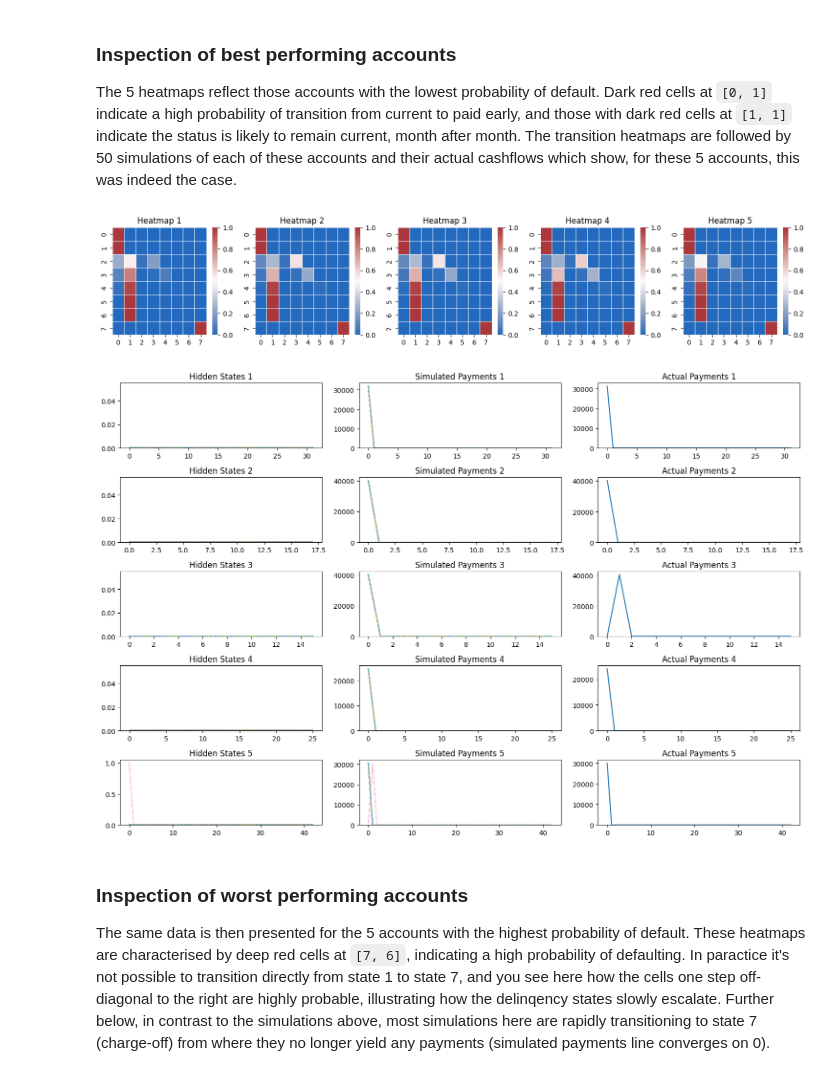
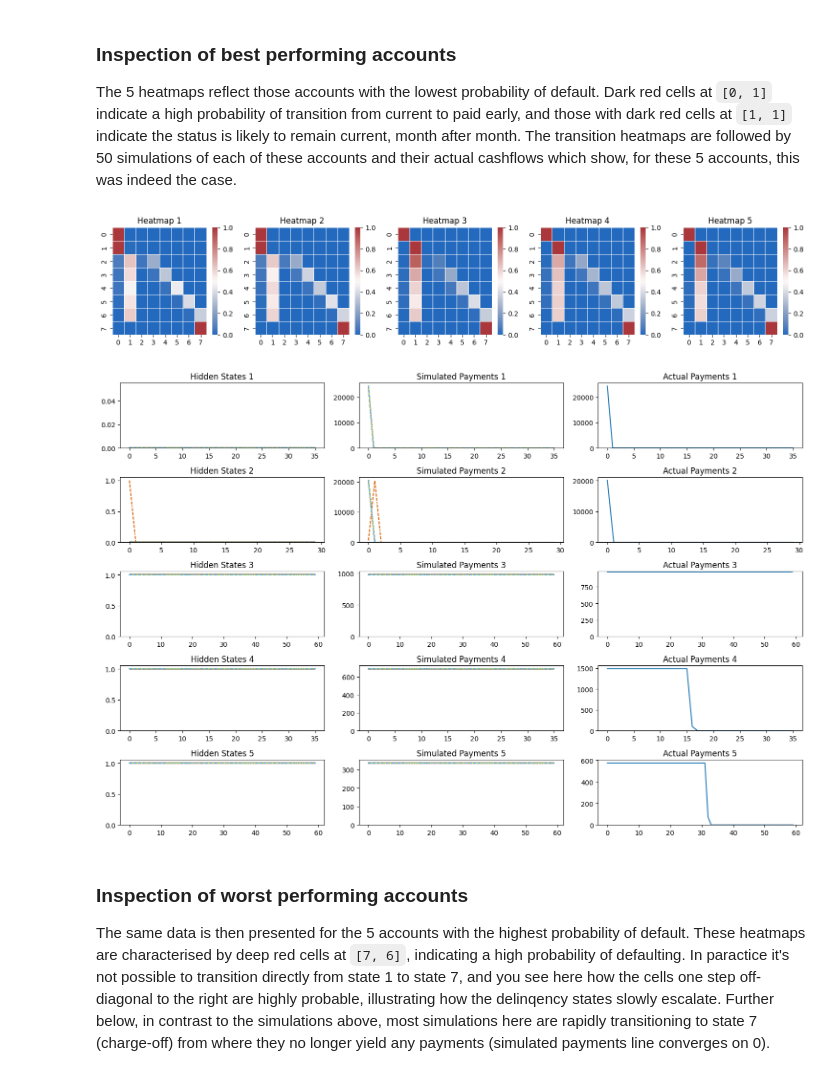
Before and after one commit to warner121/monteloanco, a Jupyter notebook: 04_inspect.ipynb, the cells around one changed output. Drawn from its saved outputs; the diff is of its cells as text; code cells hidden in the pictures.

Commit message:
drop embeddingas and neural net

```diff
--- a/04_inspect.ipynb
+++ b/04_inspect.ipynb
@@ -53,18 +48,15 @@ df_tmat = pd.DataFrame()
 
 for batch_id, batch in enumerate(DataLoader(dataset, batch_size=batch_size, shuffle=False, num_workers=1)):
     # Get the embeddings
-    embeddings = pyro.get_param_store()[f'embeddings_{batch_id}']
-    tmat = transition_net.forward(embeddings=embeddings)
-
-    # Get the prior from guide (if needed)
-    tmat_prior = pyro.get_param_store()[f'tmat_prior_{batch_id}']
+    tmat_logits = pyro.get_param_store()[f'tmat_logits_{batch_id}']
+    tmat =  _logits_to_tmat(tmat_logits, Template.MASK.to(device), device)
 
     # Create DataFrame
-    df_tmat_new = pd.DataFrame(zip(batch['id'].tolist(), tmat, tmat_prior)).reset_index()
+    df_tmat_new = pd.DataFrame(zip(batch['id'].tolist(), tmat)).reset_index()
     df_tmat_new['batch_id'] = batch_id
     df_tmat = pd.concat([df_tmat, df_tmat_new])
 # %%
-df_tmat = df_tmat.set_axis(['batch_idx', 'id', 'tmat', 'tmat_prior', 'batch_id'], axis=1)
+df_tmat = df_tmat.set_axis(['batch_idx', 'id', 'tmat', 'batch_id'], axis=1)
 df_tmat = df_tmat.merge(df_train, on='id')
 # %% [markdown]
 The function below takes the transition matrix for each loan and calculates the probability of that loan being in state 7 (charged off) after 12 months. Naturally, this largely negates the purpose of determining a term-independent, multi-dimensional score in the first place, but for now we just need something to conveniently rank the accounts for the purposes of illustration. Think of this as being like a traditional credit score.
@@ -79,5 +71,4 @@ def tmat_to_score(tmat):
     return score
 # %%
 df_tmat['score'] = df_tmat['tmat'].apply(lambda x: tmat_to_score(x)[7].item())
-df_tmat['score_prior'] = df_tmat['tmat_prior'].apply(lambda x: tmat_to_score(x)[7].item())
 # %%
@@ -122,7 +113,7 @@ def plot_tmat(df_tmat, df_tmat_delta=None):
 
 plot_tmat(df_tmat_head)
 # %% [output]
-[figure, old version]
+[figure, new version]
 # %%
 loan = df_tmat.iloc[0]
 hidden_states, sim_pymnts, interest_paid, principal_paid = model(
@@ -131,37 +122,35 @@ hidden_states, sim_pymnts, interest_paid, principal_paid = model(
     installments=torch.tensor(loan.installment).repeat(50).to(device),
     loan_amnt=torch.tensor(loan.loan_amnt).repeat(50).to(device),
     int_rate=torch.tensor(loan.int_rate).repeat(50).to(device),
-    num_timesteps=loan.n_report_d,
-    transition_net=transition_net)
+    num_timesteps=loan.n_report_d)
 # %%
 def plot_payments(df_tmat):
 
     fig, axes = plt.subplots(5, 3, figsize=(15, 10))
     for i, axs in enumerate(axes):
         loan = df_tmat.iloc[i]
         hidden_states, sim_pymnts, interest_paid, principal_paid = model(
             batch_id=loan.batch_id,
             batch_idx=torch.tensor(loan.batch_idx).repeat(50).to(device),
             installments=torch.tensor(loan.installment).repeat(50).to(device),
             loan_amnt=torch.tensor(loan.loan_amnt).repeat(50).to(device),
             int_rate=torch.tensor(loan.int_rate).repeat(50).to(device),
-            num_timesteps=loan.n_report_d,
-            transition_net=transition_net)
+            num_timesteps=loan.n_report_d)
         sns.lineplot(hidden_states.detach().cpu().numpy(), ax=axs[0], palette='colorblind', legend=False)
         sns.lineplot(sim_pymnts.detach().cpu().numpy(), ax=axs[1], palette='colorblind', legend=False)
         sns.lineplot(loan.pymnt.detach().cpu().numpy(), ax=axs[2], legend=False)
         axs[0].set_title(f"Hidden States {i+1}")
         axs[1].set_title(f"Simulated Payments {i+1}")
         axs[2].set_title(f"Actual Payments {i+1}")
         axs[0].set_ylim(0)
         axs[1].set_ylim(0)
         axs[2].set_ylim(0)
     plt.tight_layout()
     plt.show()
 
 plot_payments(df_tmat_head)
 # %% [output]
-[figure, old version]
+[figure, new version]
 # %% [markdown]
 ### Inspection of worst performing accounts
 
```
Also changed, not shown: parts of 6 cells of this notebook, 3 other files.
